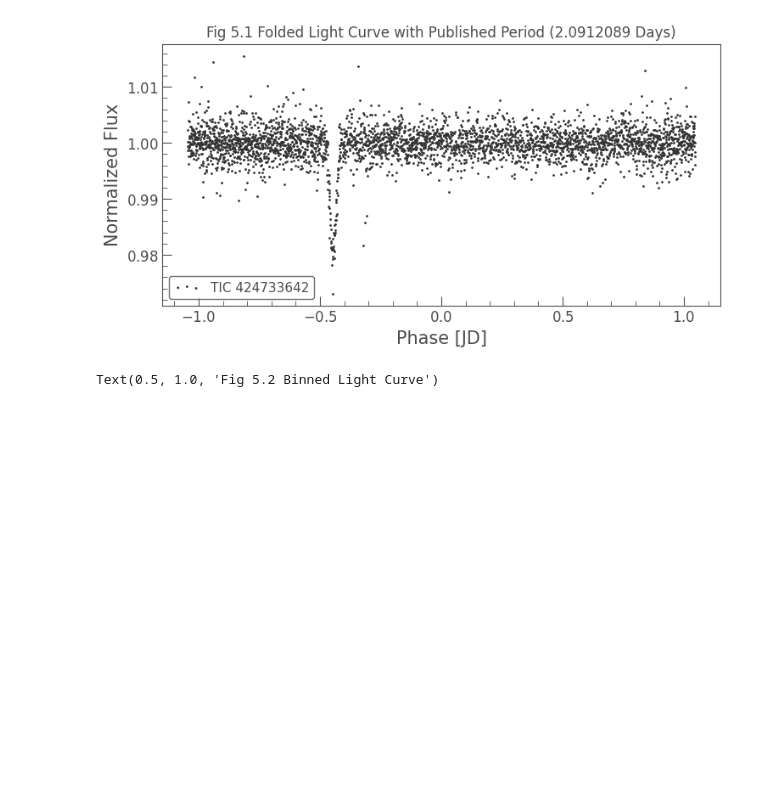
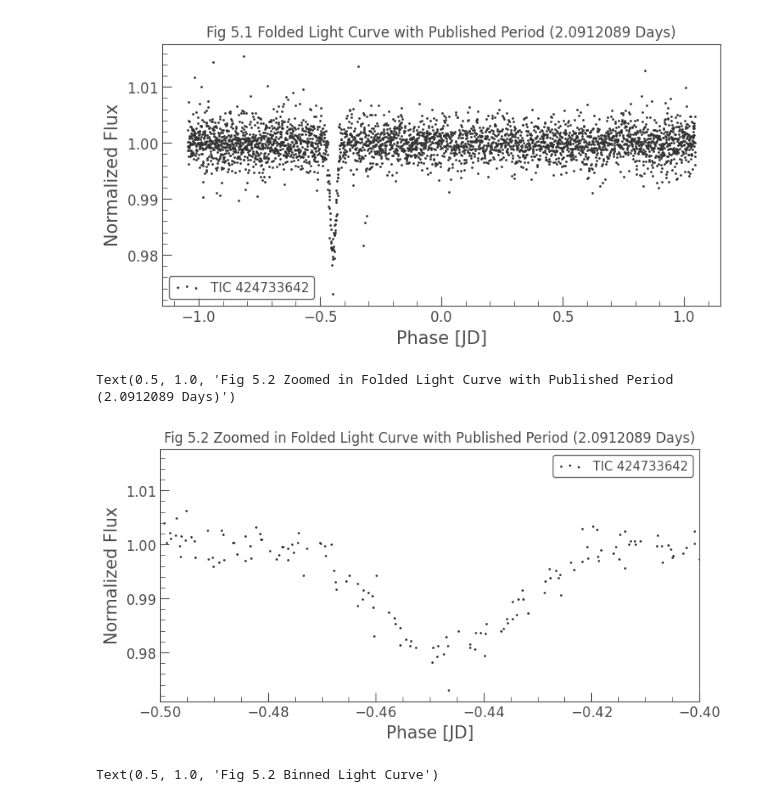
Before and after one commit to sophia268238/astronomy_ml, a Jupyter notebook: notebooks/TOI_1858.ipynb, the cells around one changed output. Saved outputs shown, nothing was run; the diff lists cells and outputs as text; code cells hidden in the pictures; blank space fills up the shorter version.

```diff
--- a/notebooks/TOI_1858.ipynb
+++ b/notebooks/TOI_1858.ipynb
@@ -109,6 +114,13 @@ plt.title(f"Fig 5.1 Folded Light Curve with Published Period ({TRANSIT_PERIOD} D
 # %% [output]
 Text(0.5, 1.0, 'Fig 5.1 Folded Light Curve with Published Period (2.0912089 Days)')
 [figure]
+# %%
+folded_lc.scatter();
+plt.xlim(-0.5, -0.4)
+plt.title(f"Fig 5.2 Zoomed in Folded Light Curve with Published Period ({TRANSIT_PERIOD} Days)")
+# %% [output]
+Text(0.5, 1.0, 'Fig 5.2 Zoomed in Folded Light Curve with Published Period (2.0912089 Days)')
+[figure, added]
 # %%
 binned_lc = folded_lc.bin(time_bin_size=0.01)
 binned_lc.plot()
```
Also changed, not shown: parts of 2 cells of this notebook, 1 other file.
